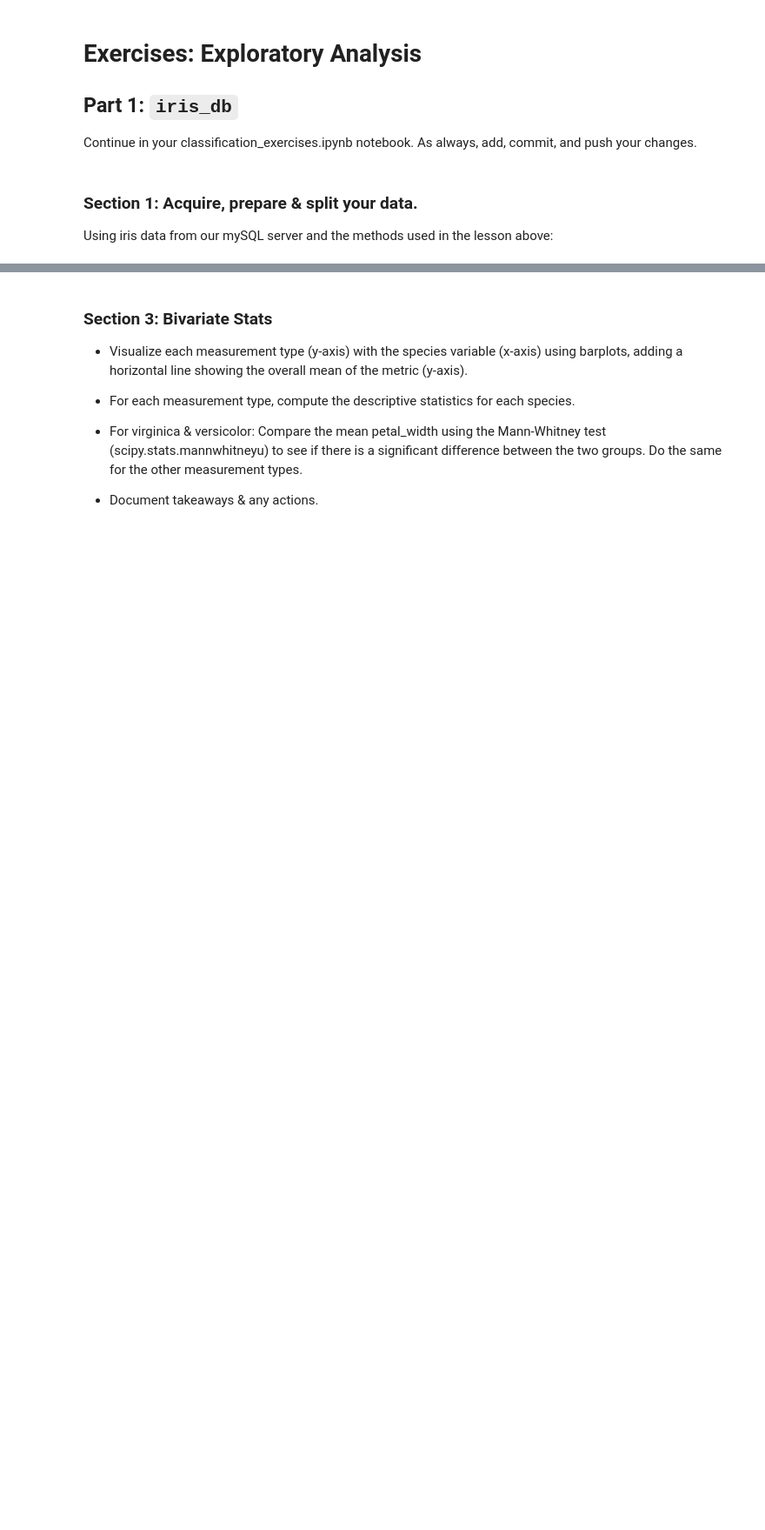
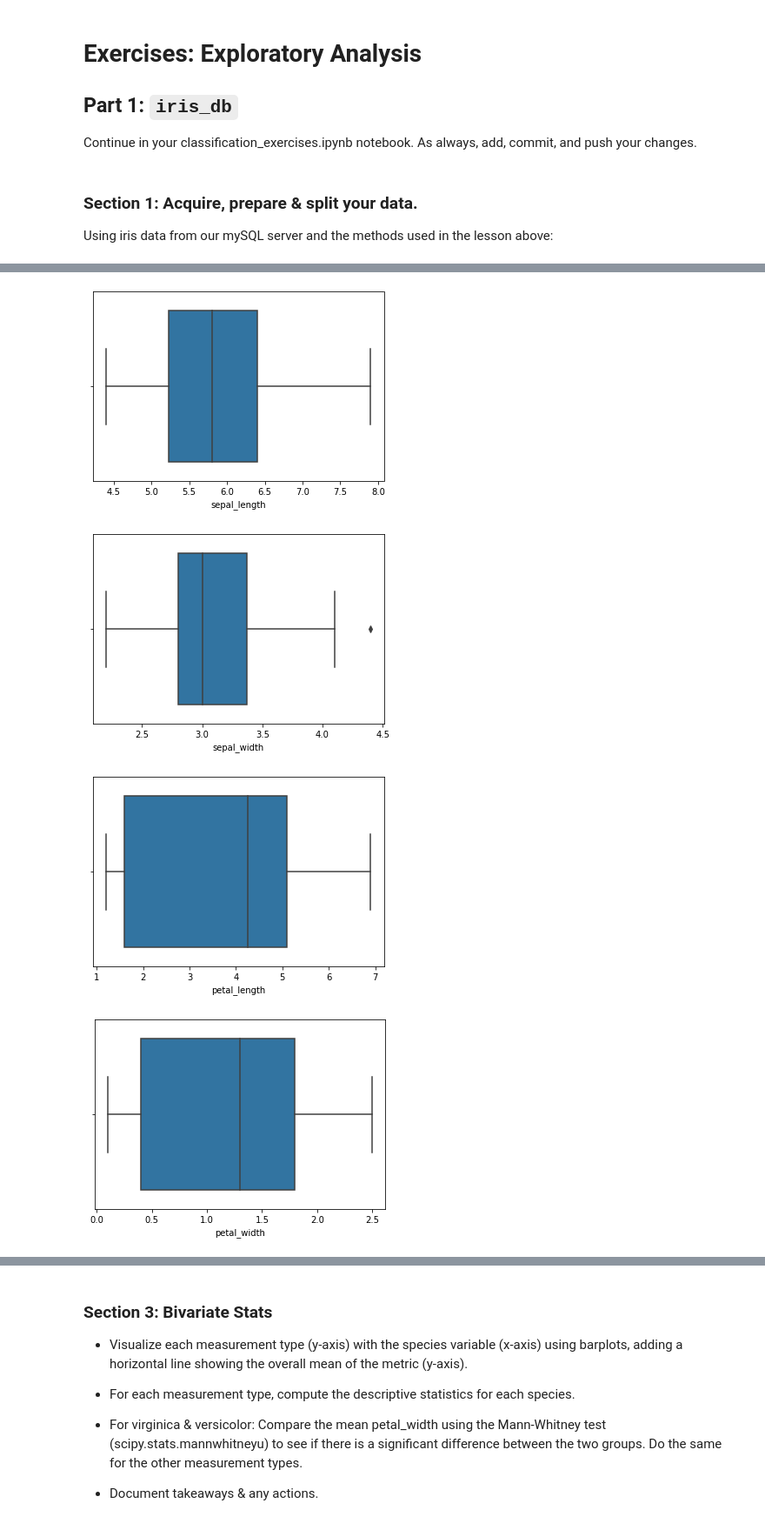
Before and after one commit to joshua-shorterivey/classification-exercises, a Jupyter notebook: classification_exercises.ipynb, the cells around one changed output, grey strips where cells are left out. Shown at 87% size. Saved outputs shown, nothing was run; the diff lists cells and outputs as text; code cells hidden in the pictures; blank space fills up the shorter version.

```diff
--- a/classification_exercises.ipynb
+++ b/classification_exercises.ipynb
@@ -773,0 +847,9 @@ df_iris = acquire.df
+# %%
+for col in num_columns:
+    sns.boxplot(data=train_iris, x=col)
+    plt.show()
+# %% [output]
+[figure, added]
+[figure, added]
+[figure, added]
+[figure, added]
```
Also changed, not shown: parts of 17 cells of this notebook, 1 other file.
